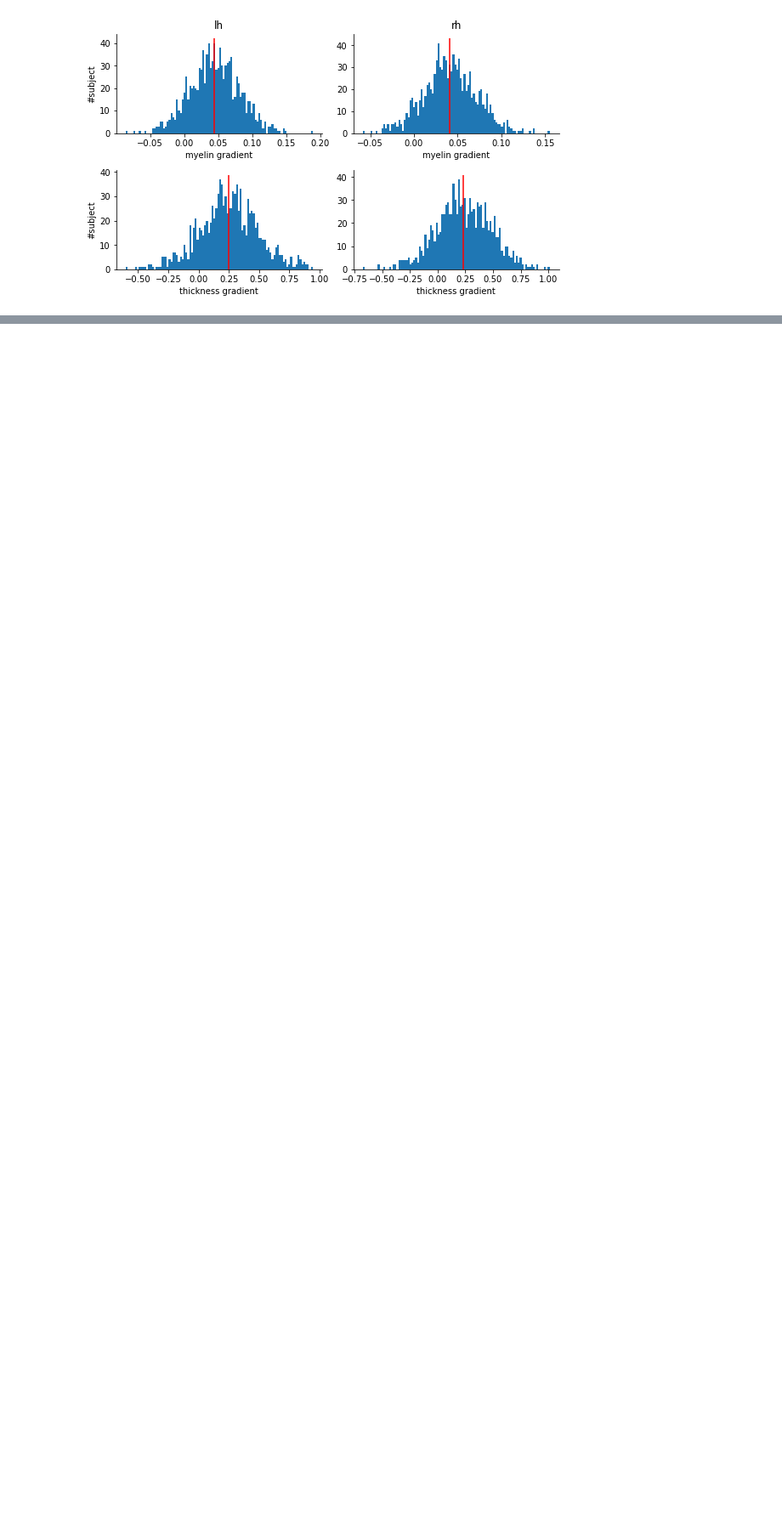
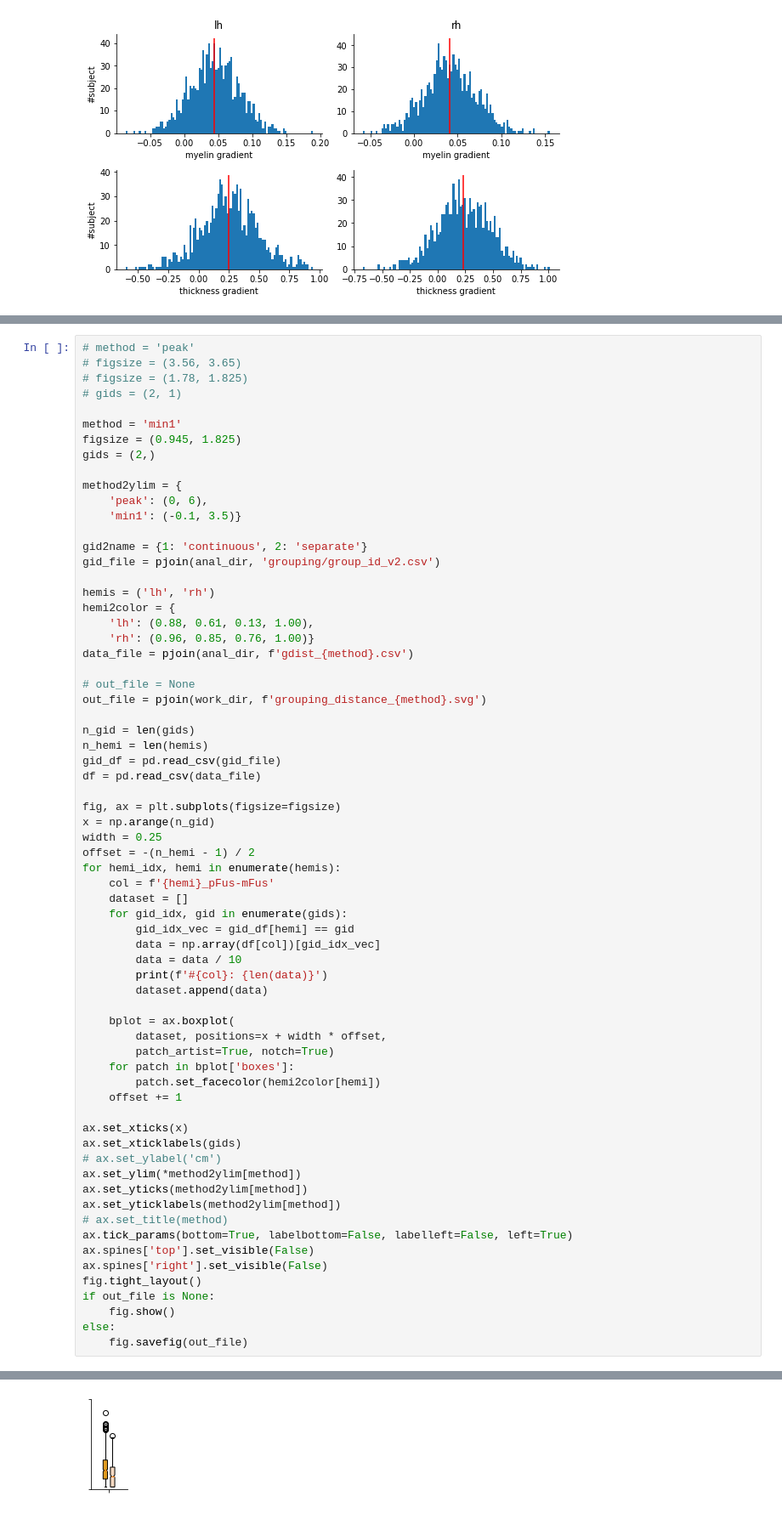
Before and after one commit to BNUCNL/nibrain, a Jupyter notebook: cxy_hcp_ffa/scripts/NeuroImage_R1/plot_codes.ipynb, the cells around one changed output, grey strips where cells are left out. Shown at 85% size. Cells and saved outputs as stored; diff of their text form; blank space fills up the shorter version.

Commit message:
cxy_hcp_ffa: box plot for Figure 1C/D

```diff
--- a/cxy_hcp_ffa/scripts/NeuroImage_R1/plot_codes.ipynb
+++ b/cxy_hcp_ffa/scripts/NeuroImage_R1/plot_codes.ipynb
@@ -213,0 +216,68 @@ fig.savefig(out_file)
+# %%
+# method = 'peak'
+# figsize = (3.56, 3.65)
+# figsize = (1.78, 1.825)
+# gids = (2, 1)
+
+method = 'min1'
+figsize = (0.945, 1.825)
+gids = (2,)
+
+method2ylim = {
+    'peak': (0, 6),
+    'min1': (-0.1, 3.5)}
+
+gid2name = {1: 'continuous', 2: 'separate'}
+gid_file = pjoin(anal_dir, 'grouping/group_id_v2.csv')
+
+hemis = ('lh', 'rh')
+hemi2color = {
+    'lh': (0.88, 0.61, 0.13, 1.00),
+    'rh': (0.96, 0.85, 0.76, 1.00)}
+data_file = pjoin(anal_dir, f'gdist_{method}.csv')
+
+# out_file = None
+out_file = pjoin(work_dir, f'grouping_distance_{method}.svg')
+
+n_gid = len(gids)
+n_hemi = len(hemis)
+gid_df = pd.read_csv(gid_file)
+df = pd.read_csv(data_file)
+
+fig, ax = plt.subplots(figsize=figsize)
+x = np.arange(n_gid)
+width = 0.25
+offset = -(n_hemi - 1) / 2
+for hemi_idx, hemi in enumerate(hemis):
+    col = f'{hemi}_pFus-mFus'
+    dataset = []
+    for gid_idx, gid in enumerate(gids):
+        gid_idx_vec = gid_df[hemi] == gid
+        data = np.array(df[col])[gid_idx_vec]
+        data = data / 10
+        print(f'#{col}: {len(data)}')
+        dataset.append(data)
+
+    bplot = ax.boxplot(
+        dataset, positions=x + width * offset,
+        patch_artist=True, notch=True)
+    for patch in bplot['boxes']:
+        patch.set_facecolor(hemi2color[hemi])
+    offset += 1
+
+ax.set_xticks(x)
+ax.set_xticklabels(gids)
+# ax.set_ylabel('cm')
+ax.set_ylim(*method2ylim[method])
+ax.set_yticks(method2ylim[method])
+ax.set_yticklabels(method2ylim[method])
+# ax.set_title(method)
+ax.tick_params(bottom=True, labelbottom=False, labelleft=False, left=True)
+ax.spines['top'].set_visible(False)
+ax.spines['right'].set_visible(False)
+fig.tight_layout()
+if out_file is None:
+    fig.show()
+else:
+    fig.savefig(out_file)
+# %% [output]
@@ -213,0 +286 @@ fig.savefig(out_file)
+[figure, added]
```
Also changed, not shown: parts of 3 cells of this notebook.
